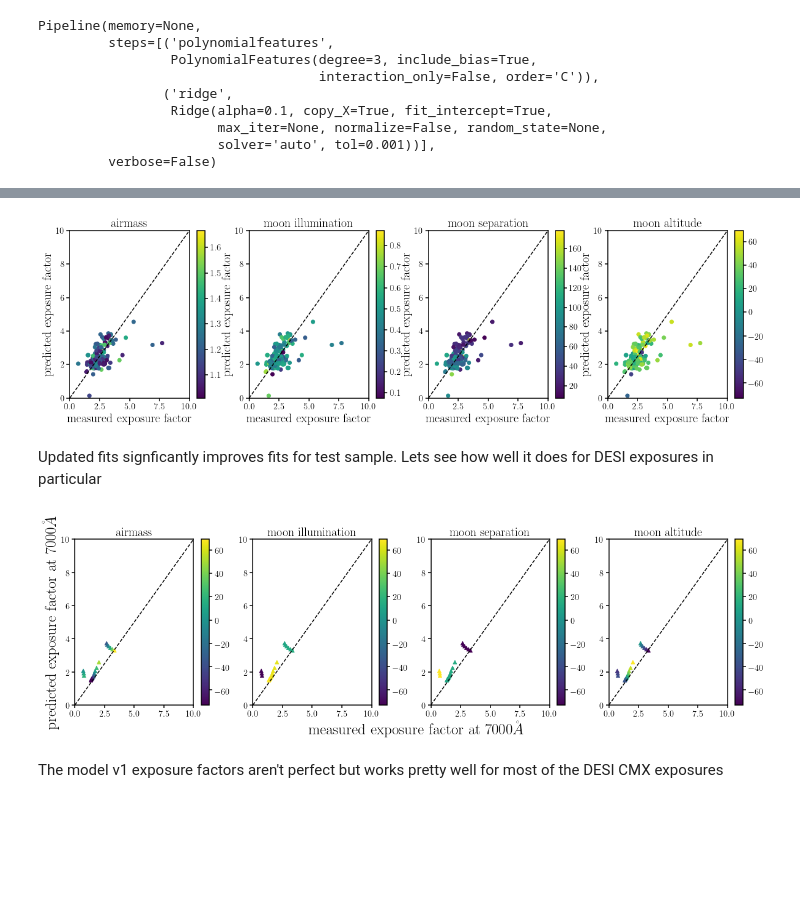
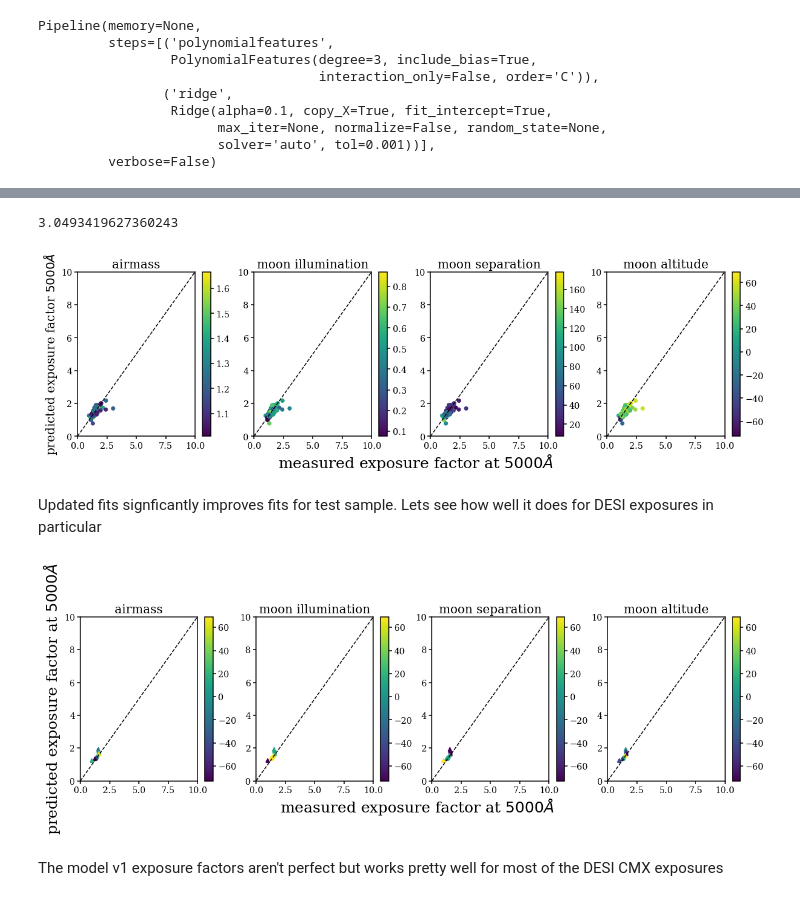
Before and after one commit to desi-bgs/feasiBGS, a Jupyter notebook: notebook/cmx/exposure_factor_refit.ipynb, the cells around one changed output, grey strips where cells are left out. Cells and saved outputs as stored; diff of their text form; code cells hidden in the pictures; blank space fills up the shorter version.

Commit message:
refit exposure factor after accounting for read noise

```diff
--- a/notebook/cmx/exposure_factor_refit.ipynb
+++ b/notebook/cmx/exposure_factor_refit.ipynb
@@ -458,19 +570,19 @@ for i, k in enumerate(['airmass', 'moon_ill', 'moon_sep', 'moon_alt']):
 # %% [markdown]
 The previous CMX sky brightnesses included an incorrect correction for fiber loss. It therefore overestimated the sky brightness (above). Lets fit exposure factors using the DESI CMX and BOSS sky data
 # %%
-theta_train, theta_test, fexp_7000_train, fexp_7000_test = train_test_split(
+theta_train, theta_test, fexp_5000_train, fexp_5000_test = train_test_split(
     np.vstack([
         np.concatenate([cmx_skies['airmass'], boss_skies['airmass']]),
         np.concatenate([cmx_skies['moon_ill'], boss_skies['moon_ill']]),
         np.concatenate([cmx_skies['moon_sep'], boss_skies['moon_sep']]),
         np.concatenate([cmx_skies['moon_alt'], boss_skies['moon_alt']])]).T,
-    np.concatenate([desi_7000, boss_7000]),
+    np.concatenate([desi_tnom200_5000, boss_tnom200_5000]),
     test_size=0.2,
     random_state=0)
 # %%
 n_order = 3
-regress_fexp_7000 = make_pipeline(PolynomialFeatures(n_order), Ridge(alpha=0.1))
-regress_fexp_7000.fit(theta_train, fexp_7000_train)
+regress_fexp_5000 = make_pipeline(PolynomialFeatures(n_order), Ridge(alpha=0.1))
+regress_fexp_5000.fit(theta_train, fexp_5000_train)
 # %% [output]
 Pipeline(memory=None,
          steps=[('polynomialfeatures',
@@ -482,6 +594,6 @@ Pipeline(memory=None,
                        solver='auto', tol=0.001))],
          verbose=False)
 # %%
-steps = regress_fexp_7000.get_params()
-_notwiCoefficients_7000_v1 = steps['ridge'].coef_
-_notwiIntercept_v1 = steps['ridge'].intercept_
+steps = regress_fexp_5000.get_params()
+_notwiCoefficients_v2 = steps['ridge'].coef_
+_notwiIntercept_v2 = steps['ridge'].intercept_
@@ -504,10 +612,13 @@ _notwiIntercept_v1
+# %%
+_notwiIntercept_v2
+# %% [output]
+3.0493419627360243
 # %%
-def exposure_factor_model_v1(airmass, moon_frac, moon_sep, moon_alt, wavelength=7000):
+def exposure_factor_model_v2(airmass, moon_frac, moon_sep, moon_alt):
     ''' third degree polynomial regression fit to exposure factor
     '''
-    if wavelength == 7000:
-        _notwiCoefficients = _notwiCoefficients_7000_v1
-        _notwiIntercept = _notwiIntercept_v1
+    _notwiCoefficients = _notwiCoefficients_v2
+    _notwiIntercept = _notwiIntercept_v2
 
     theta = np.atleast_2d(np.array([airmass, moon_frac, moon_sep, moon_alt]).T)
 
@@ -520,17 +631,20 @@ def exposure_factor_model_v1(airmass, moon_frac, moon_sep, moon_alt, wavelength=
 # %%
 fig = plt.figure(figsize=(20,5))
 for i, k in enumerate(['airmass', 'moon_ill', 'moon_sep', 'moon_alt']):
     sub = fig.add_subplot(1,4,i+1)
-    _plt = sub.scatter(fexp_7000_test, exposure_factor_model_v1(*theta_test.T), c=theta_test[:,i])
+    _plt = sub.scatter(fexp_5000_test, exposure_factor_model_v2(*theta_test.T), c=theta_test[:,i])
     sub.plot([0., 20.], [0., 20.], c='k', ls='--')
-    sub.set_xlabel('measured exposure factor', fontsize=20)
     sub.set_xlim([0., 10.])
-    sub.set_ylabel('predicted exposure factor', fontsize=20)
+    if i == 0: sub.set_ylabel('predicted exposure factor $5000\AA$', fontsize=20)
     sub.set_ylim([0., 10.])
     sub.set_title(lbls[i], fontsize=20)
     fig.colorbar(_plt)
+
+bkgd = fig.add_subplot(111, frameon=False)
+bkgd.set_xlabel('measured exposure factor at $5000\AA$', fontsize=25)
+bkgd.tick_params(labelcolor='none', top=False, bottom=False, left=False, right=False)
 # %% [output]
-[figure, old version]
+[figure, new version]
 # %% [markdown]
 Updated fits signficantly improves fits for test sample. Lets see how well it does for DESI exposures in particular
 # %%
@@ -539,18 +653,18 @@ desi_model_v1_7000 = exposure_factor_model_v1(cmx_skies['airmass'], cmx_skies['m
 fig = plt.figure(figsize=(20,5))
 for i, k in enumerate(['airmass', 'moon_ill', 'moon_sep', 'moon_alt']):
     sub = fig.add_subplot(1,4,i+1)
-    sub.scatter(desi_7000, desi_model_v1_7000, c=cmx_skies[k], marker='^')
+    sub.scatter(desi_tnom200_5000, desi_model_v2_5000, c=cmx_skies[k], marker='^')
     sub.plot([0., 20.], [0., 20.], c='k', ls='--')
     sub.set_xlim([0., 10.])
-    if i == 0: sub.set_ylabel('predicted exposure factor at $7000\AA$', fontsize=25)
+    if i == 0: sub.set_ylabel('predicted exposure factor at $5000\AA$', fontsize=25)
     sub.set_ylim([0., 10.])
     sub.set_title(lbls[i], fontsize=20)
     fig.colorbar(_plt)
 
 bkgd = fig.add_subplot(111, frameon=False)
-bkgd.set_xlabel('measured exposure factor at $7000\AA$', fontsize=25)
+bkgd.set_xlabel('measured exposure factor at $5000\AA$', fontsize=25)
 bkgd.tick_params(labelcolor='none', top=False, bottom=False, left=False, right=False)
 # %% [output]
-[figure, old version]
+[figure, new version]
 # %% [markdown]
 The model v1 exposure factors aren't perfect but works pretty well for most of the DESI CMX exposures
```
Also changed, not shown: parts of 29 cells of this notebook.
